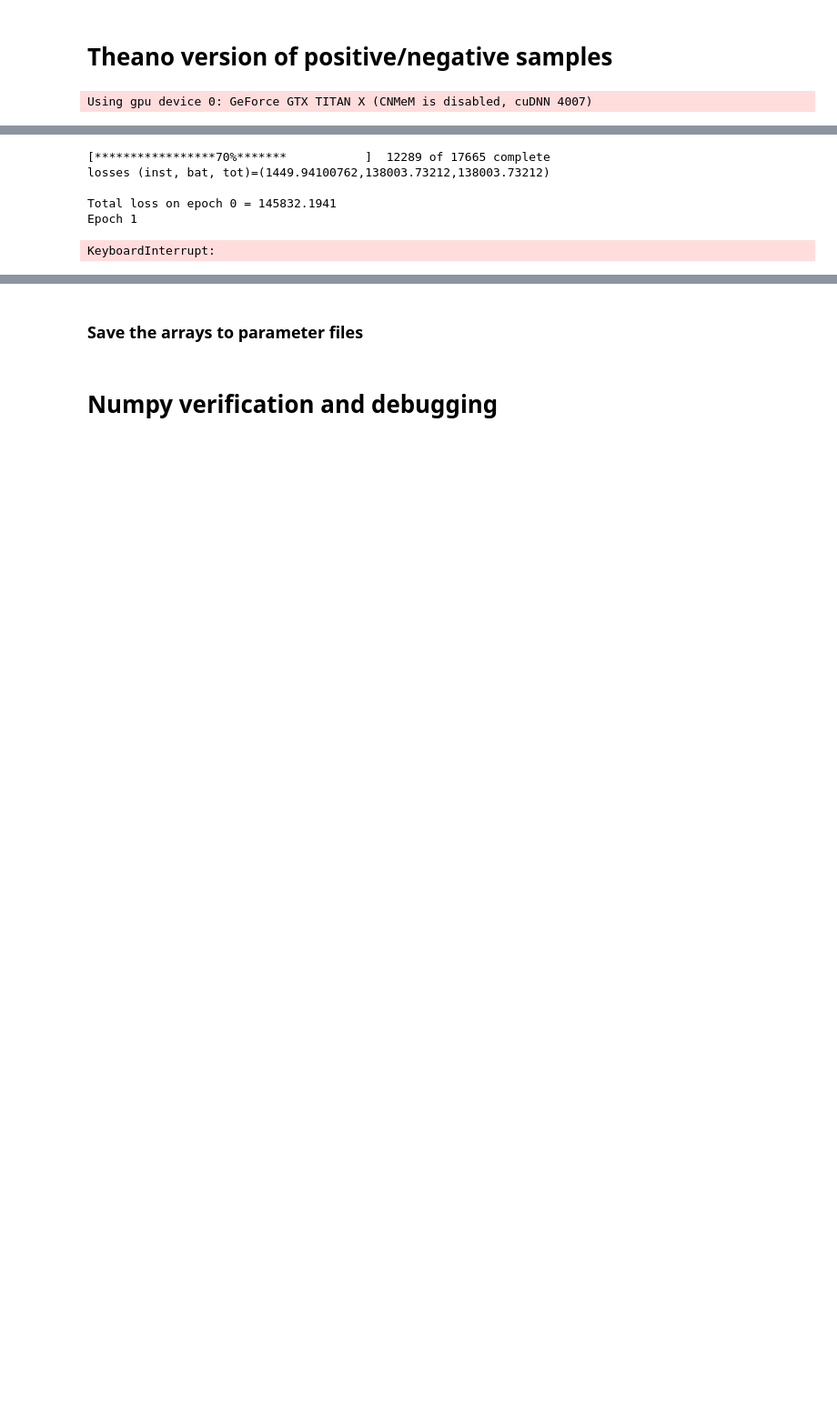
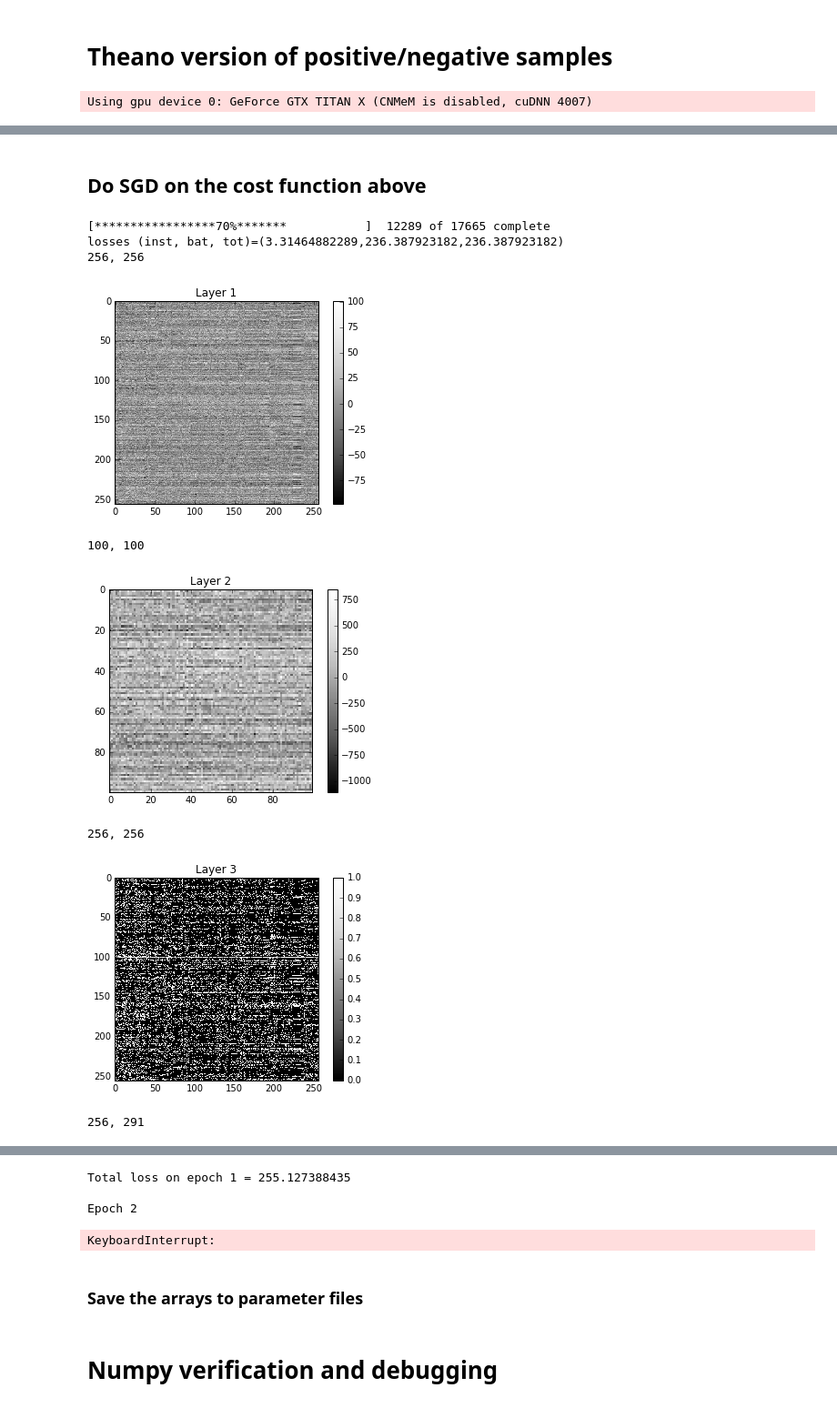
Before and after one commit to karllab41/attalos, a Jupyter notebook: attalos/imgtxt_algorithms/sampledSM/traintheano.ipynb, the cells around one changed output, grey strips where cells are left out. Shown at 91% size. Saved outputs shown, nothing was run; the diff lists cells and outputs as text; code cells hidden in the pictures; blank space fills up the shorter version.

```diff
--- a/attalos/imgtxt_algorithms/sampledSM/traintheano.ipynb
+++ b/attalos/imgtxt_algorithms/sampledSM/traintheano.ipynb
@@ -20,7 +21,7 @@ d = 100
 f = 4096
 hidden = 4096
 V = 291
-m=10
+m=25
 
 numlayers = 2
 lr = 0.01
@@ -52,10 +53,12 @@ elif weightfile:
     Wh = theano.shared(np.load(weightfile)['Wh'])
     Wc = theano.shared(np.load(weightfile)['Wc'])
 else:
-    Wh = theano.shared(np.random.ranf((hidden, f)))
-    Wi = theano.shared(np.random.ranf((d, hidden)))
-    Wc = theano.shared(np.random.ranf((V, d)))
+    # Need to change these to normal distributed
+    Wh = theano.shared(np.random.ranf((hidden, f))-0.5)
+    Wi = theano.shared(np.random.ranf((d, hidden))-0.5)
+    Wc = theano.shared(np.random.ranf((V, d))-0.5)
 
+    print "Initialized Wh, Wi, and Wc shapes: "
     print Wh.get_value().shape
     print Wi.get_value().shape
     print Wc.get_value().shape
@@ -76,7 +118,8 @@ n = T.matrix()
 if numlayers==1:
     xcorr = Wc.dot(Wi.dot(x.T)).T
 else:
-    xcorr = Wc.dot(Wi.dot(T.nnet.sigmoid(Wh.dot(x.T)))).T
+    # xcorr = Wc.dot(Wi.dot(T.nnet.sigmoid(Wh.dot(x.T)))).T
+    xcorr = Wc.dot(Wi.dot(T.nnet.relu(Wh.dot(x.T)))).T
 
 # LOSS FUNCTION
 # Because p and n are {-1,0,1}, these two are the same
@@ -101,42 +144,68 @@ else:
 
 # Compile to theano functionality
 train = theano.function( [x,p,n], outputs=loss, updates=sgd, allow_input_downcast=True )
-# train = theano.function( [x,p], outputs=loss, updates=sgd, allow_input_downcast=True )
+predict= theano.function( [x], outputs=xcorr, allow_input_downcast=True )
+# %% [markdown]
+## Do SGD on the cost function above
 # %%
-p = pb(len(yTr))
+progbar = progressbar(len(yTr))
 
 # Iterate through the data size
 for j in xrange(epochs):
     print "Epoch "+str(j)
     k=0
     totloss = 0.0
     batloss = 0.0
     randorder = np.random.permutation(len(yTr))
     for i in range(0,len(randorder),batchsize):
 
         indata = xTr[i:i+batchsize]
         outdata= yTr[i:i+batchsize]
 
         lossval = train( indata, outdata, ns.negsampv(outdata, m) )
         totloss += lossval
         batloss += lossval
 
         k+=1
         if k % 16 == 0:
-            p.animate(k*batchsize)
+            # Progress and loss
+            progbar.animate(k*batchsize)
             print('\nlosses (inst, bat, tot)=({},{},{})'.format(lossval, batloss, totloss))
+
+            npxcorr = sigmoid( predict( indata ) )
+
+            # Get arrays
+            Wcn = Wc.get_value()
+            Win = Wi.get_value()
+            if numlayers==2:
+                Whn = Wh.get_value()
+                nplayer1 = Whn.dot(indata.T)
+                showdata(nplayer1, blackwhite=True, thetitle='Layer 1', colorbar=True)
+            nplayer2 = Win.dot(relu(nplayer1))
+            showdata(nplayer2, blackwhite=True, thetitle='Layer 2', colorbar=True)
+            nplayer3 = sigmoid(Wcn.dot(nplayer2))
+            showdata(nplayer3, blackwhite=True, thetitle='Layer 3', colorbar=True)
+            showdata(outdata, minblk=False, thetitle='Output data', blackwhite=True)
+
+            if numlayers==2:
+                showdata(Whn, thetitle='Wh', colorbar=True)
+            showdata(Wcn, thetitle='Wc', colorbar=True)
+            showdata(Win, thetitle='Wi', colorbar=True)
 
     print ""
     print "Total loss on epoch "+str(j)+" = "+str(totloss)+"\n"
 
     if numlayers==1:
         np.savez('params-ix.npz', Wi=Wi.get_value(), Wc=Wc.get_value(), Epoch=j)
     else:
         np.savez('params-ix.npz', Wi=Wi.get_value(), Wh=Wh.get_value(), Wc=Wc.get_value(), Epoch=j)
 # %% [output]
 [*****************70%*******           ]  12289 of 17665 complete
-losses (inst, bat, tot)=(1449.94100762,138003.73212,138003.73212)
-
-Total loss on epoch 0 = 145832.1941
-Epoch 1
+losses (inst, bat, tot)=(3.31464882289,236.387923182,236.387923182)
+256, 256
+[figure, added]
-KeyboardInterrupt:
+100, 100
+[figure, added]
+256, 256
+[figure, added]
+256, 291
@@ -143,3 +216,7 @@ KeyboardInterrupt:
+Total loss on epoch 1 = 255.127388435
+
+Epoch 2
+KeyboardInterrupt:
 # %% [markdown]
 ### Save the arrays to parameter files
 # %%
```
Also changed, not shown: parts of 15 cells of this notebook, 1 other file.
